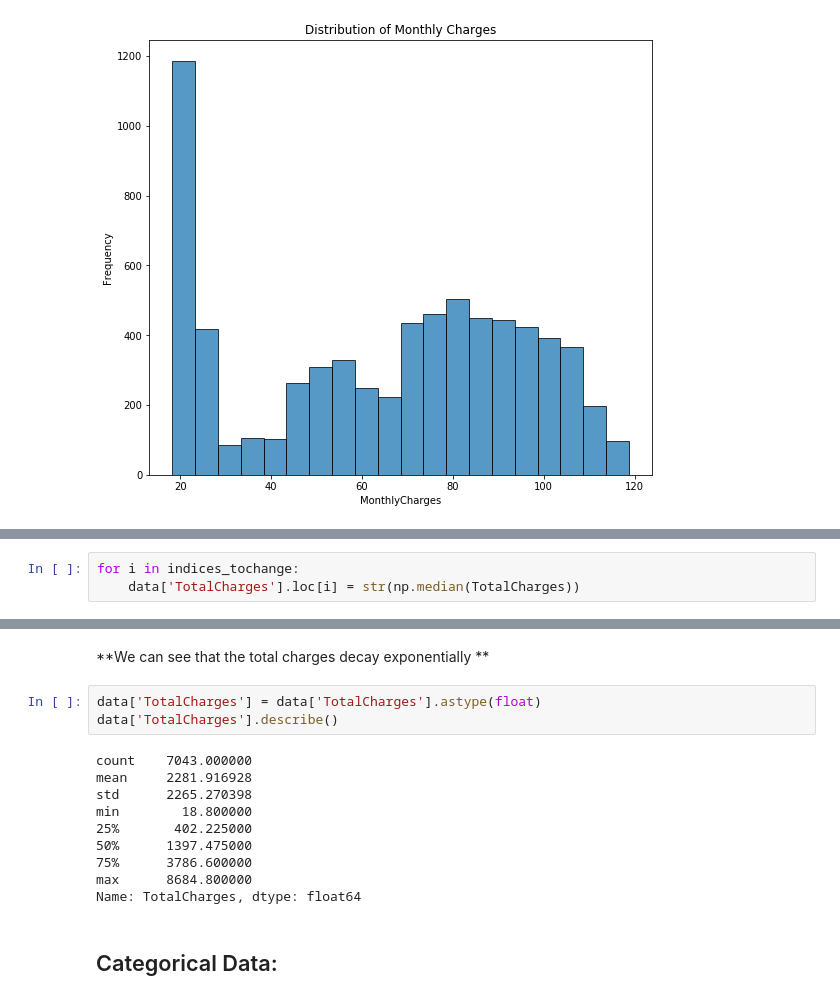
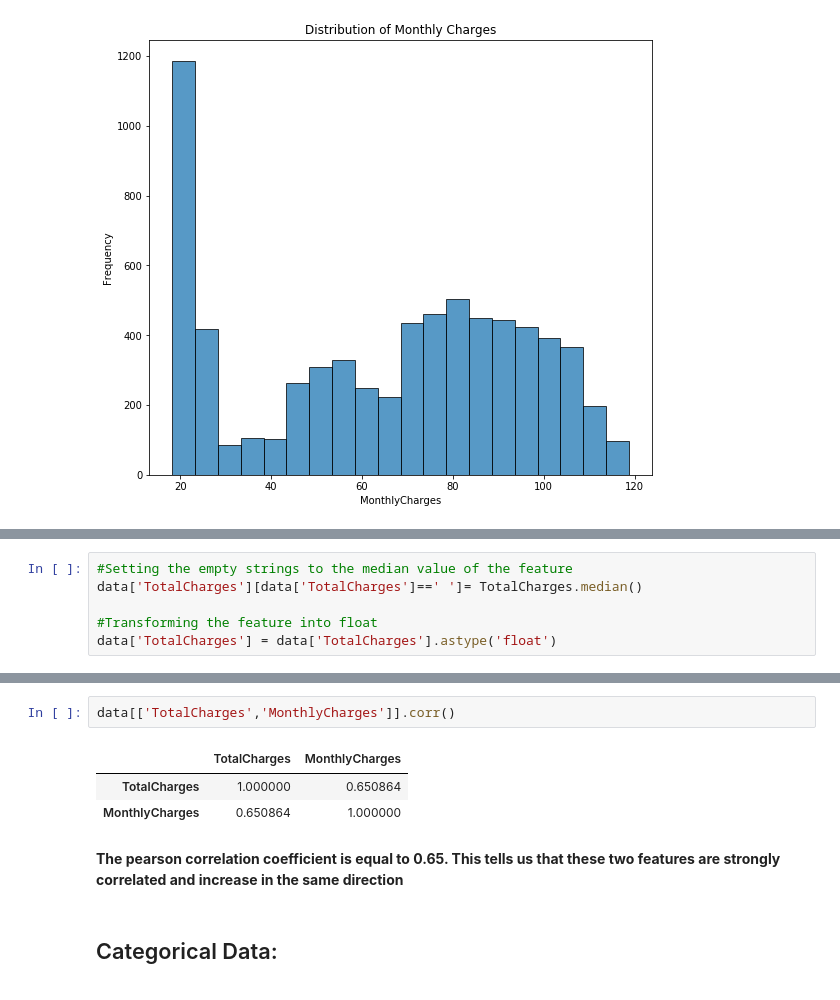
Before and after one commit to sami2310/Datascience-in-Practice, a Jupyter notebook: HW1/Data Exploration.ipynb, the cells around one changed output, grey strips where cells are left out. Drawn from its saved outputs; the diff is of its cells as text.

```diff
--- a/HW1/Data Exploration.ipynb
+++ b/HW1/Data Exploration.ipynb
@@ -139 +180,7 @@ Name: MonthlyCharges, dtype: float64
+# %%
+#Setting the empty strings to the median value of the feature
+data['TotalCharges'][data['TotalCharges']==' ']= TotalCharges.median()
+
+#Transforming the feature into float
+data['TotalCharges'] = data['TotalCharges'].astype('float')
 # %% [markdown]
@@ -192,3 +187,0 @@ TotalCharges = [
-# %%
-for i in indices_tochange:
-    data['TotalCharges'].loc[i] = str(np.median(TotalCharges))
@@ -208,18 +188,11 @@ plt.xlabel('TotalCharges')
-# %% [markdown]
-**We can see that the total charges decay exponentially **
-# %%
-data['TotalCharges'] = data['TotalCharges'].astype(float)
-data['TotalCharges'].describe()
-# %% [output]
-count    7043.000000
-mean     2281.916928
-std      2265.270398
-min        18.800000
-25%       402.225000
-50%      1397.475000
-75%      3786.600000
-max      8684.800000
-Name: TotalCharges, dtype: float64
+# %%
+data[['TotalCharges','MonthlyCharges']].corr()
+# %% [output]
+|  | TotalCharges | MonthlyCharges |
+| TotalCharges | 1.000000 | 0.650864 |
+| MonthlyCharges | 0.650864 | 1.000000 |
+# %% [markdown]
+**The pearson correlation coefficient is equal to 0.65. This tells us that these two features are strongly correlated and increase in the same direction**
 # %% [markdown]
 ## Categorical Data:
 # %% [markdown]
```
Also changed, not shown: parts of 27 cells of this notebook.
